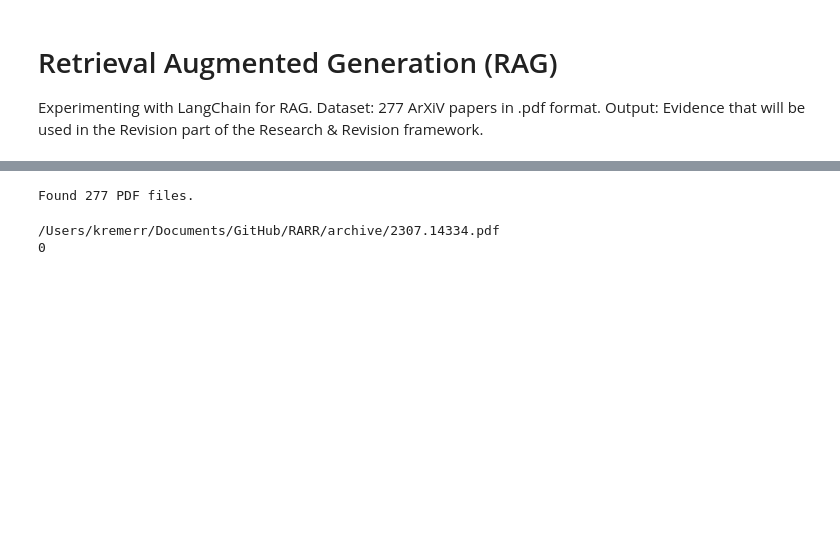
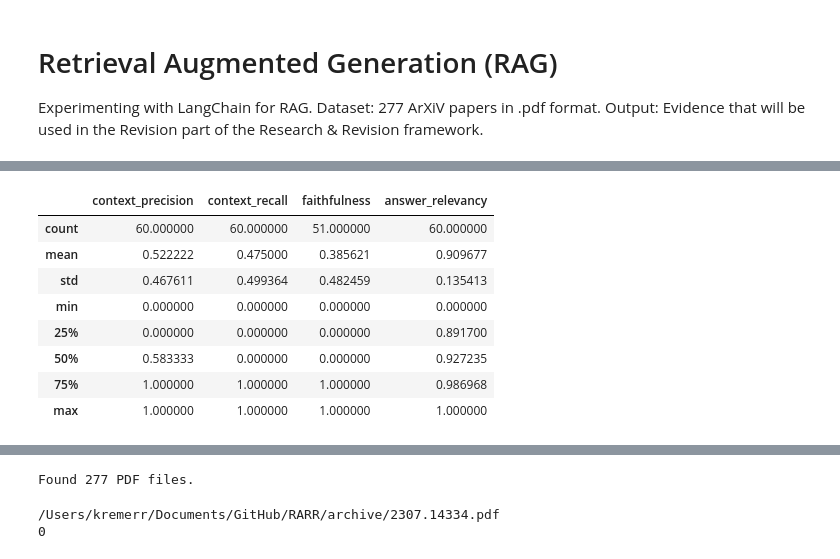
Before and after one commit to KremerML/RAGR2, a Jupyter notebook: notebooks/RAG_initial_exploration.ipynb, the cells around one changed output, grey strips where cells are left out. Drawn from its saved outputs; the diff is of its cells as text; code cells hidden in the pictures; blank space fills up the shorter version.

```diff
--- a/notebooks/RAG_initial_exploration.ipynb
+++ b/notebooks/RAG_initial_exploration.ipynb
@@ -6,0 +227,12 @@ Output: Evidence that will be used in the Revision part of the Research & Revisi
+# %%
+ragas_results.describe()
+# %% [output]
+|  | context_precision | context_recall | faithfulness | answer_relevancy |
+| count | 60.000000 | 60.000000 | 51.000000 | 60.000000 |
+| mean | 0.522222 | 0.475000 | 0.385621 | 0.909677 |
+| std | 0.467611 | 0.499364 | 0.482459 | 0.135413 |
+| min | 0.000000 | 0.000000 | 0.000000 | 0.000000 |
+| 25% | 0.000000 | 0.000000 | 0.000000 | 0.891700 |
+| 50% | 0.583333 | 0.000000 | 0.000000 | 0.927235 |
+| 75% | 1.000000 | 1.000000 | 1.000000 | 0.986968 |
+| max | 1.000000 | 1.000000 | 1.000000 | 1.000000 |
```
Also changed, not shown: parts of 18 cells of this notebook.
